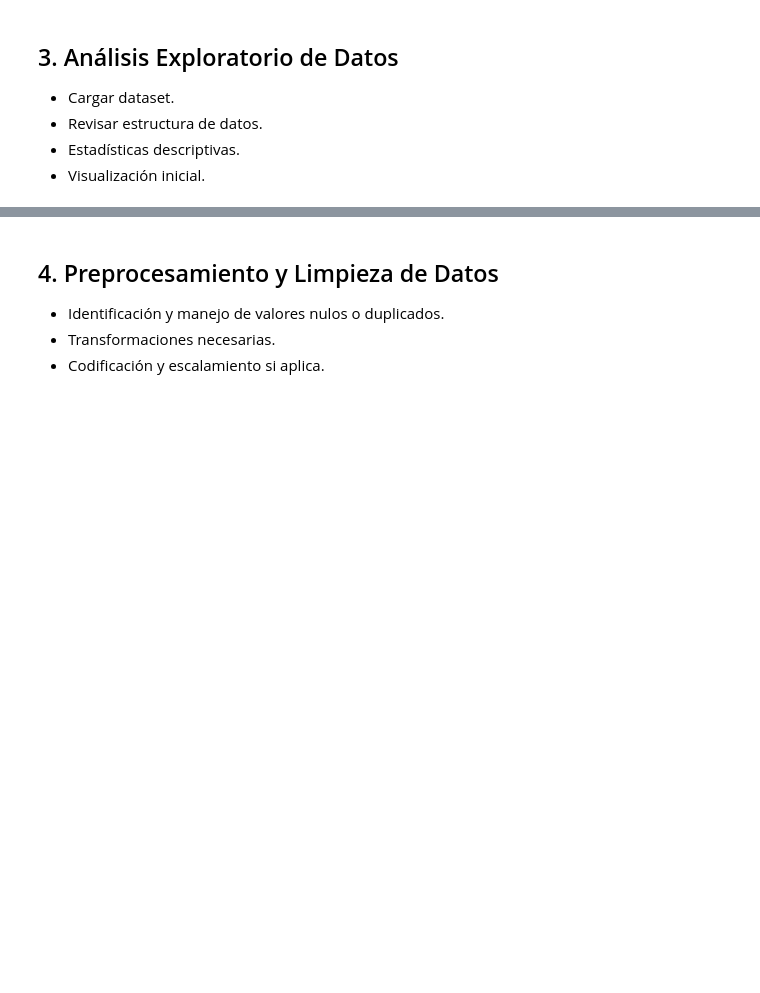
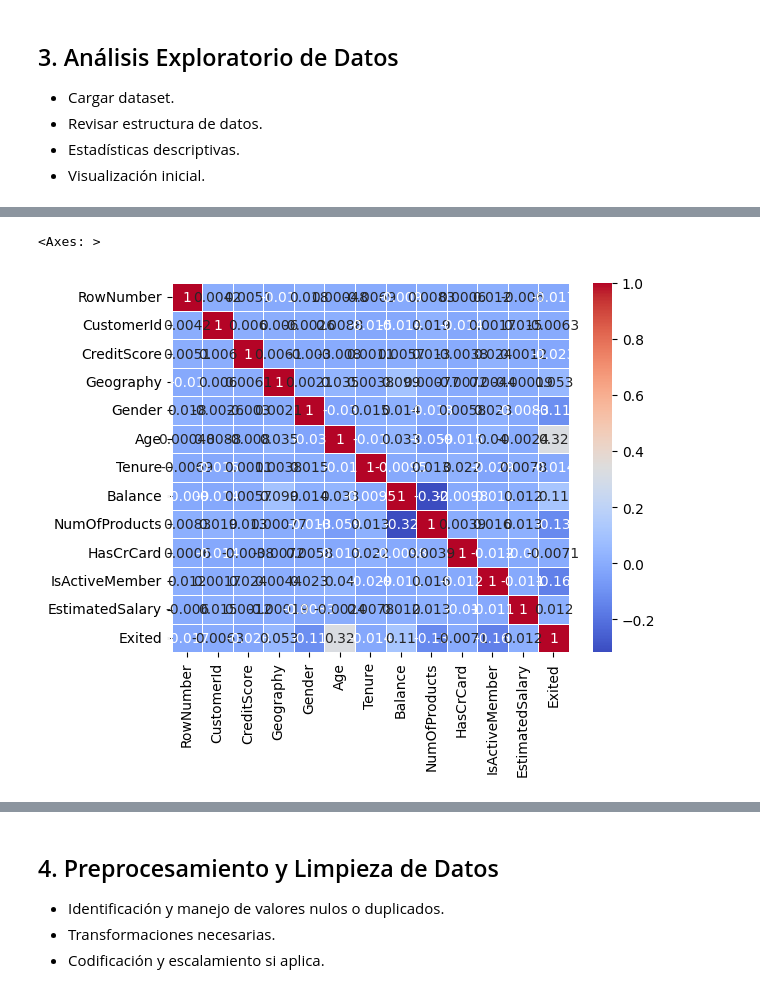
Before and after one commit to DarkinMC/CustomerChurn_Prediction_BankingSector_1AN-213_HAN_G4, a Jupyter notebook: Bank_customer_churn_pred.ipynb, the cells around one changed output, grey strips where cells are left out. Drawn from its saved outputs; the diff is of its cells as text; code cells hidden in the pictures; blank space fills up the shorter version.

```diff
--- a/Bank_customer_churn_pred.ipynb
+++ b/Bank_customer_churn_pred.ipynb
@@ -58,0 +171,5 @@ a
+# %%
+sns.heatmap(dfchurn1.corr(method = 'spearman' , numeric_only= True ), annot= True ,cmap= 'coolwarm' , linewidths= 0.5 )
+# %% [output]
+<Axes: >
+[figure, added]
```
Also changed, not shown: parts of 32 cells of this notebook.
